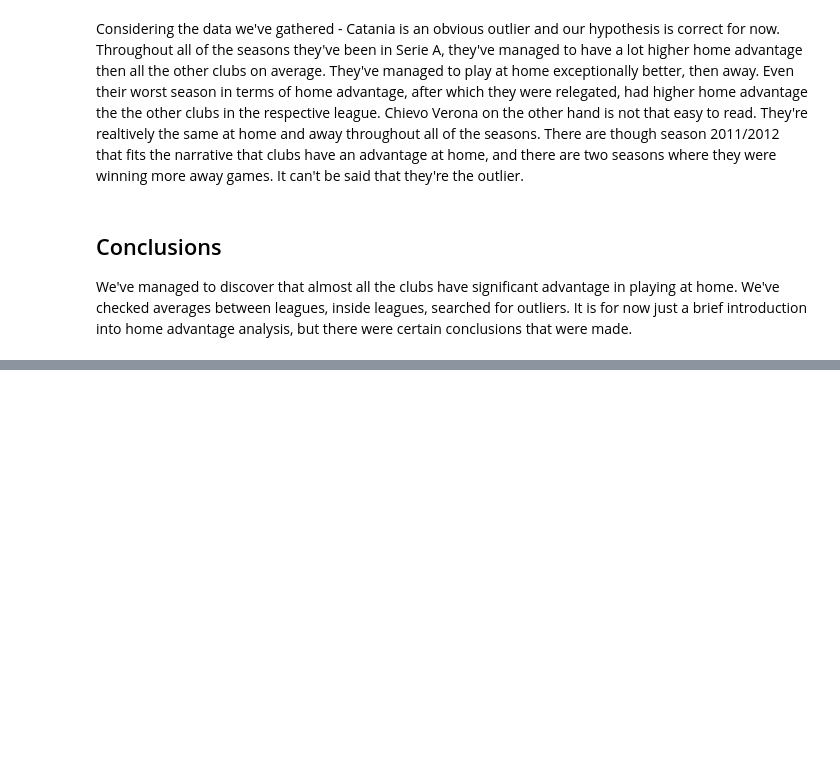
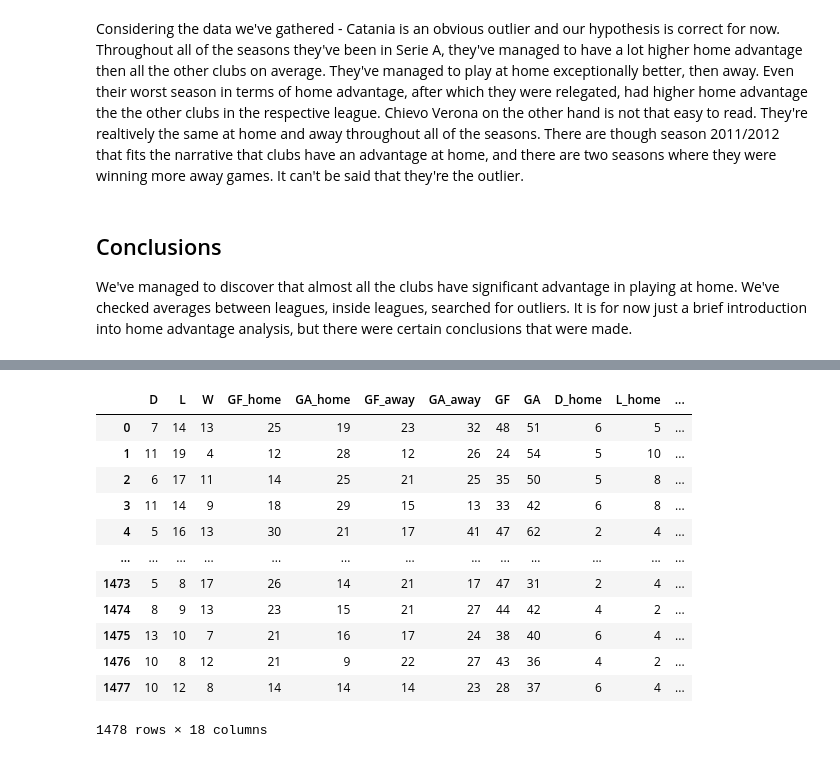
Before and after one commit to pigeononcrack/football-data-analysis, a Jupyter notebook: home_advantage_analysis.ipynb, the cells around one changed output, grey strips where cells are left out. Saved outputs shown, nothing was run; the diff lists cells and outputs as text; code cells hidden in the pictures; blank space fills up the shorter version.

```diff
--- a/home_advantage_analysis.ipynb
+++ b/home_advantage_analysis.ipynb
@@ -412,0 +454,16 @@ We've checked averages between leagues, inside leagues, searched for outliers. I
+# %%
+team_stats.select_dtypes(include = "number")
+# %% [output]
+|  | D | L | W | GF_home | GA_home | GF_away | GA_away | GF | GA | D_home | L_home | ... |
+| 0 | 7 | 14 | 13 | 25 | 19 | 23 | 32 | 48 | 51 | 6 | 5 | ... |
+| 1 | 11 | 19 | 4 | 12 | 28 | 12 | 26 | 24 | 54 | 5 | 10 | ... |
+| 2 | 6 | 17 | 11 | 14 | 25 | 21 | 25 | 35 | 50 | 5 | 8 | ... |
+| 3 | 11 | 14 | 9 | 18 | 29 | 15 | 13 | 33 | 42 | 6 | 8 | ... |
+| 4 | 5 | 16 | 13 | 30 | 21 | 17 | 41 | 47 | 62 | 2 | 4 | ... |
+| ... | ... | ... | ... | ... | ... | ... | ... | ... | ... | ... | ... | ... |
+| 1473 | 5 | 8 | 17 | 26 | 14 | 21 | 17 | 47 | 31 | 2 | 4 | ... |
+| 1474 | 8 | 9 | 13 | 23 | 15 | 21 | 27 | 44 | 42 | 4 | 2 | ... |
+| 1475 | 13 | 10 | 7 | 21 | 16 | 17 | 24 | 38 | 40 | 6 | 4 | ... |
+| 1476 | 10 | 8 | 12 | 21 | 9 | 22 | 27 | 43 | 36 | 4 | 2 | ... |
+| 1477 | 10 | 12 | 8 | 14 | 14 | 14 | 23 | 28 | 37 | 6 | 4 | ... |
+1478 rows × 18 columns
```
Also changed, not shown: parts of 5 cells of this notebook, 1 other file.
